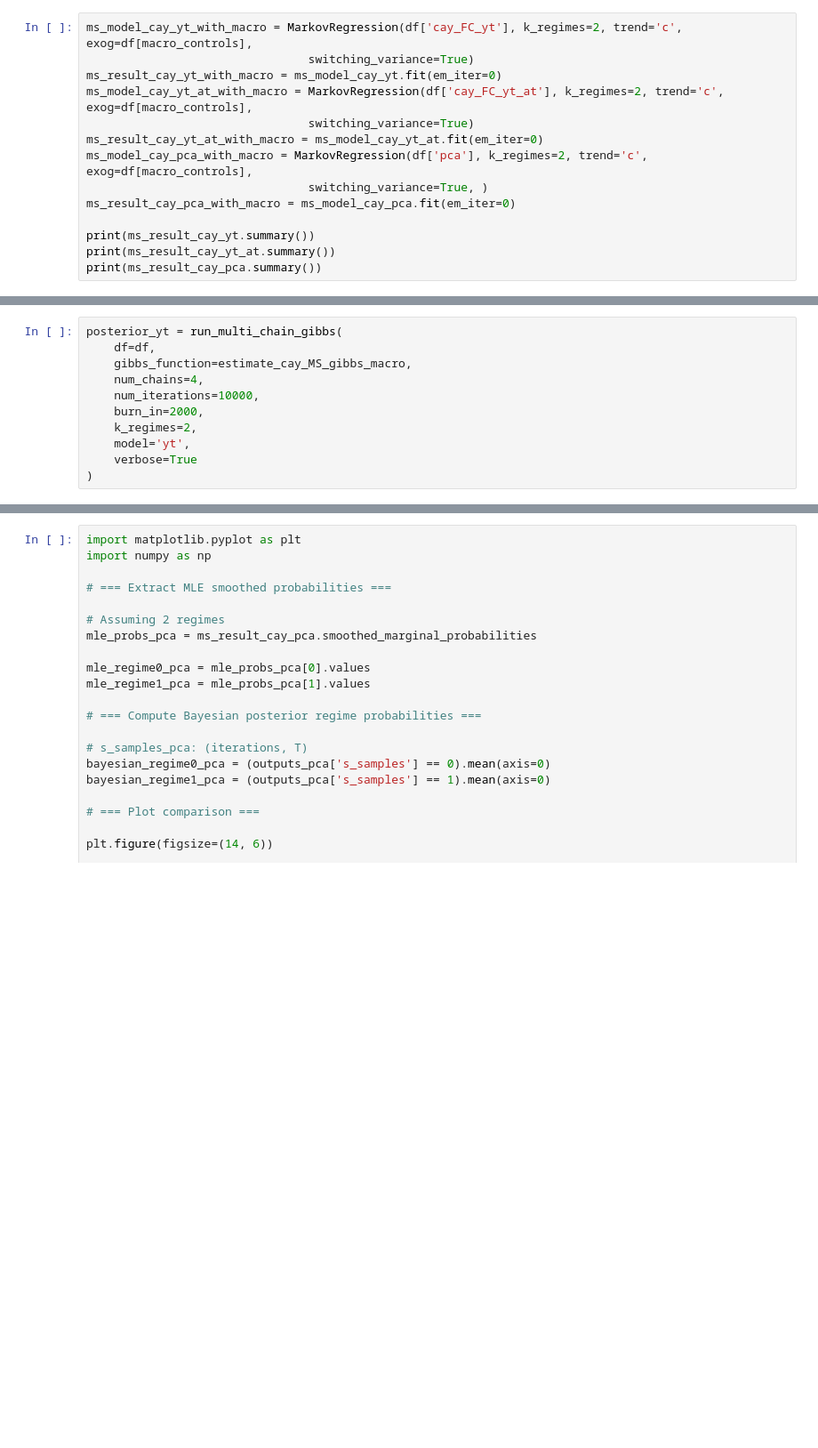
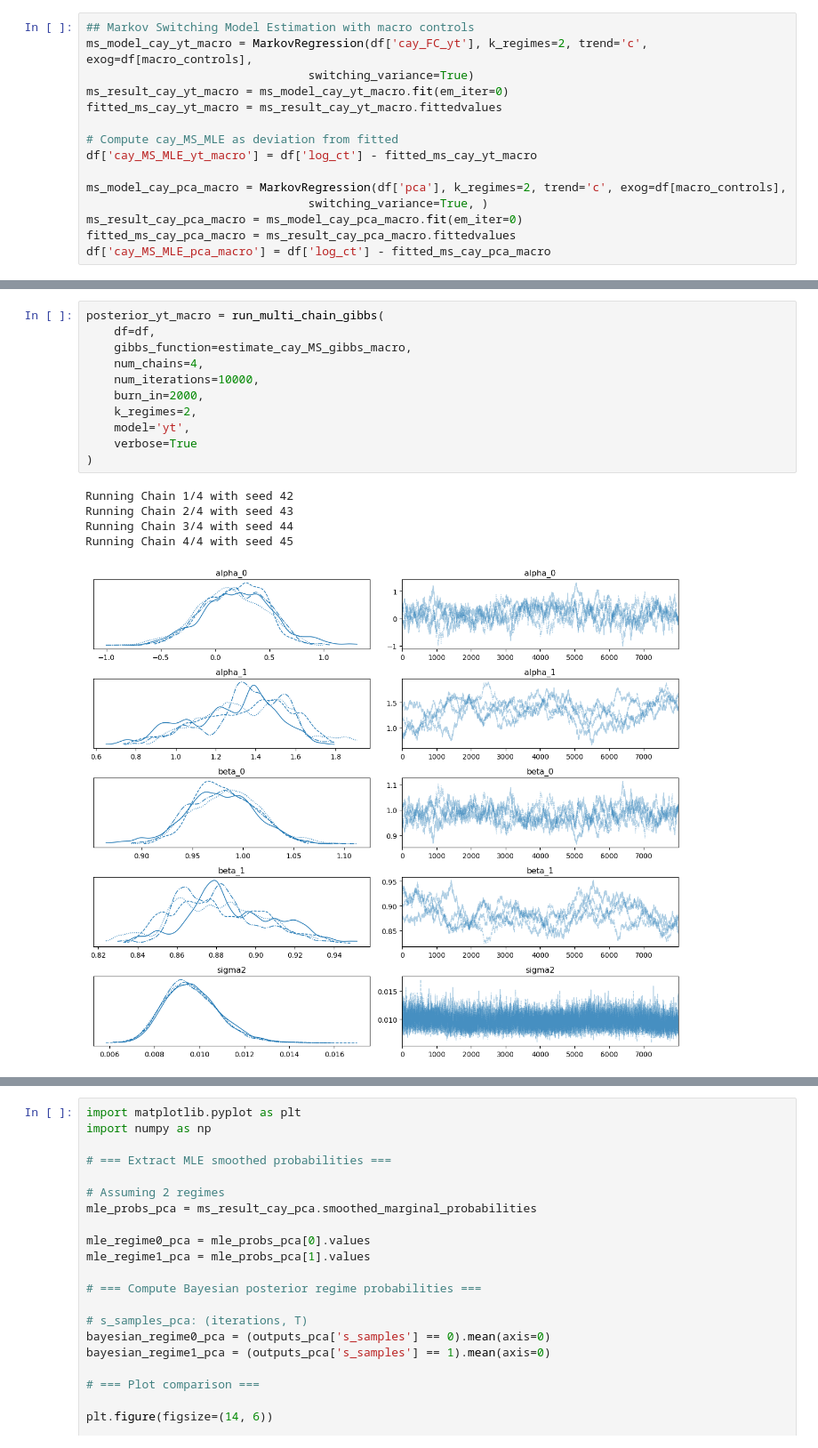
Before and after one commit to Stef-creator/cay-regime-switching, a Jupyter notebook: notebook_2.ipynb, the cells around one changed output, grey strips where cells are left out. Shown at 89% size. Drawn from its saved outputs; the diff is of its cells as text; blank space fills up the shorter version.

```diff
--- a/notebook_2.ipynb
+++ b/notebook_2.ipynb
@@ -56,15 +416,16 @@ macro_controls = ['interest_rate', 'CPI_inflation', 'unemployment']
 # %%
-ms_model_cay_yt_with_macro = MarkovRegression(df['cay_FC_yt'], k_regimes=2, trend='c', exog=df[macro_controls],
+## Markov Switching Model Estimation with macro controls
+ms_model_cay_yt_macro = MarkovRegression(df['cay_FC_yt'], k_regimes=2, trend='c', exog=df[macro_controls],
                                 switching_variance=True)
-ms_result_cay_yt_with_macro = ms_model_cay_yt.fit(em_iter=0)
-ms_model_cay_yt_at_with_macro = MarkovRegression(df['cay_FC_yt_at'], k_regimes=2, trend='c', exog=df[macro_controls],
-                                switching_variance=True)
-ms_result_cay_yt_at_with_macro = ms_model_cay_yt_at.fit(em_iter=0)
-ms_model_cay_pca_with_macro = MarkovRegression(df['pca'], k_regimes=2, trend='c', exog=df[macro_controls],
+ms_result_cay_yt_macro = ms_model_cay_yt_macro.fit(em_iter=0)
+fitted_ms_cay_yt_macro = ms_result_cay_yt_macro.fittedvalues
+
+# Compute cay_MS_MLE as deviation from fitted
+df['cay_MS_MLE_yt_macro'] = df['log_ct'] - fitted_ms_cay_yt_macro
+
+ms_model_cay_pca_macro = MarkovRegression(df['pca'], k_regimes=2, trend='c', exog=df[macro_controls],
                                 switching_variance=True, )
-ms_result_cay_pca_with_macro = ms_model_cay_pca.fit(em_iter=0)
-
-print(ms_result_cay_yt.summary())
-print(ms_result_cay_yt_at.summary())
-print(ms_result_cay_pca.summary())
+ms_result_cay_pca_macro = ms_model_cay_pca_macro.fit(em_iter=0)
+fitted_ms_cay_pca_macro = ms_result_cay_pca_macro.fittedvalues
+df['cay_MS_MLE_pca_macro'] = df['log_ct'] - fitted_ms_cay_pca_macro
 # %%
@@ -326,11 +769,17 @@ def estimate_cay_MS_gibbs_macro(df, k_regimes=2, n_iter=1000, burn_in=200, model
 # %%
-posterior_yt = run_multi_chain_gibbs(
+posterior_yt_macro = run_multi_chain_gibbs(
     df=df,
     gibbs_function=estimate_cay_MS_gibbs_macro,
     num_chains=4,
     num_iterations=10000,
     burn_in=2000,
     k_regimes=2,
     model='yt',
     verbose=True
 )
+# %% [output]
+Running Chain 1/4 with seed 42
+Running Chain 2/4 with seed 43
+Running Chain 3/4 with seed 44
+Running Chain 4/4 with seed 45
+[figure, added]
```
Also changed, not shown: parts of 63 cells of this notebook, 4 other files.
